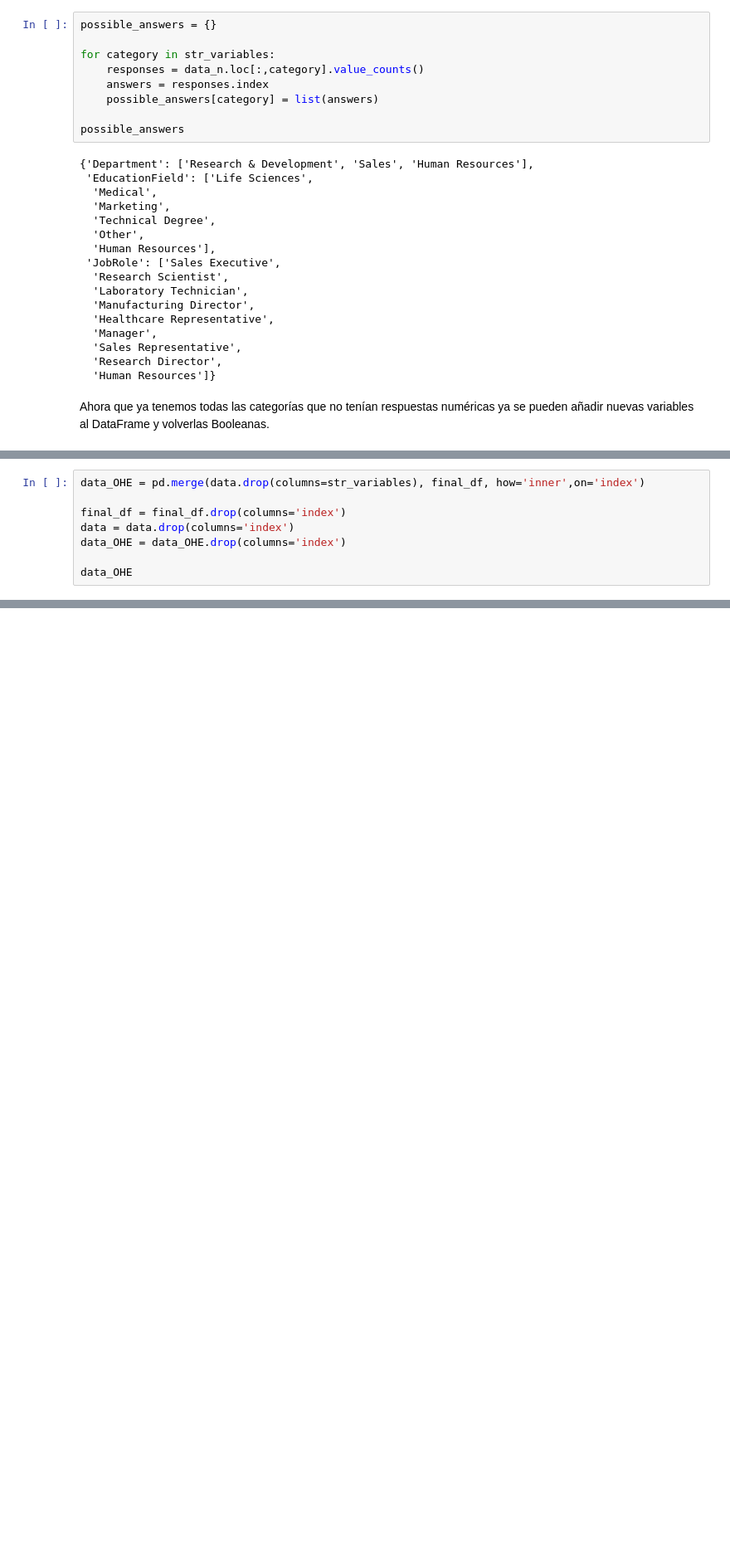
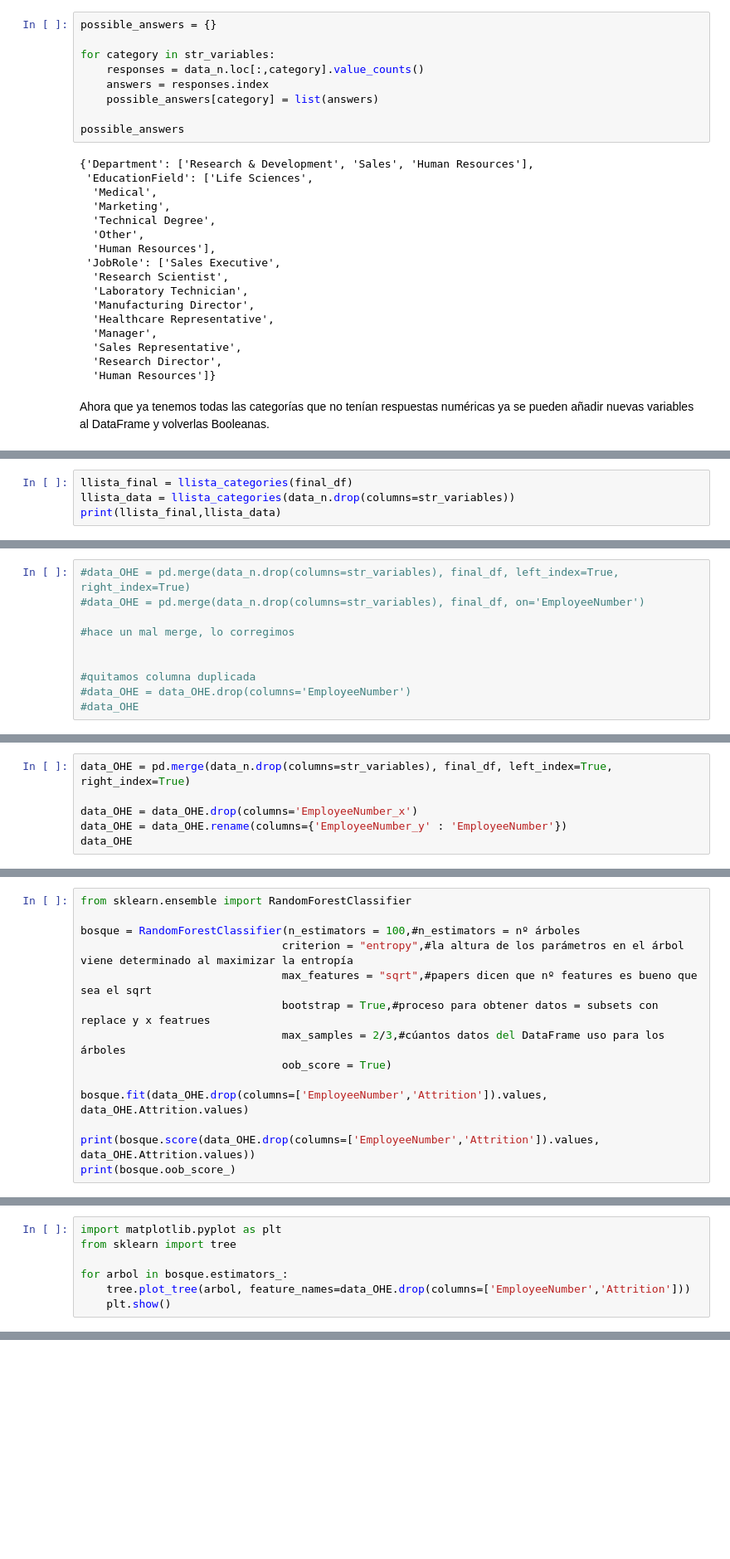
Before and after one commit to Bimex-es/Attrition, a Jupyter notebook: Coding/Machine_Learning_Python_TFM.ipynb, the cells around one changed output, grey strips where cells are left out. Shown at 83% size. Drawn from its saved outputs; the diff is of its cells as text; blank space fills up the shorter version.

```diff
--- a/Coding/Machine_Learning_Python_TFM.ipynb
+++ b/Coding/Machine_Learning_Python_TFM.ipynb
@@ -270,0 +322,4 @@ data
+# %%
+llista_final = llista_categories(final_df)
+llista_data = llista_categories(data_n.drop(columns=str_variables))
+print(llista_final,llista_data)
@@ -271,8 +373,10 @@ data
 # %%
-data_OHE = pd.merge(data.drop(columns=str_variables), final_df, how='inner',on='index')
+#data_OHE = pd.merge(data_n.drop(columns=str_variables), final_df, left_index=True, right_index=True)
+#data_OHE = pd.merge(data_n.drop(columns=str_variables), final_df, on='EmployeeNumber')
 
-final_df = final_df.drop(columns='index')
-data = data.drop(columns='index')
-data_OHE = data_OHE.drop(columns='index')
+#hace un mal merge, lo corregimos
 
-data_OHE
+
+#quitamos columna duplicada
+#data_OHE = data_OHE.drop(columns='EmployeeNumber')
+#data_OHE
@@ -281,0 +385,6 @@ For a multi-index, the label must be a tuple with elements corresponding to each
+# %%
+data_OHE = pd.merge(data_n.drop(columns=str_variables), final_df, left_index=True, right_index=True)
+
+data_OHE = data_OHE.drop(columns='EmployeeNumber_x')
+data_OHE = data_OHE.rename(columns={'EmployeeNumber_y' : 'EmployeeNumber'})
+data_OHE
@@ -281,0 +555,14 @@ For a multi-index, the label must be a tuple with elements corresponding to each
+# %%
+from sklearn.ensemble import RandomForestClassifier
+
+bosque = RandomForestClassifier(n_estimators = 100,#n_estimators = nº árboles
+                               criterion = "entropy",#la altura de los parámetros en el árbol viene determinado al maximizar la entropía
+                               max_features = "sqrt",#papers dicen que nº features es bueno que sea el sqrt
+                               bootstrap = True,#proceso para obtener datos = subsets con replace y x featrues
+                               max_samples = 2/3,#cúantos datos del DataFrame uso para los árboles
+                               oob_score = True)
+
+bosque.fit(data_OHE.drop(columns=['EmployeeNumber','Attrition']).values, data_OHE.Attrition.values)
+
+print(bosque.score(data_OHE.drop(columns=['EmployeeNumber','Attrition']).values, data_OHE.Attrition.values))
+print(bosque.oob_score_)
@@ -281,0 +572,8 @@ For a multi-index, the label must be a tuple with elements corresponding to each
+# %%
+import matplotlib.pyplot as plt
+from sklearn import tree
+
+for arbol in bosque.estimators_:
+    tree.plot_tree(arbol, feature_names=data_OHE.drop(columns=['EmployeeNumber','Attrition']))
+    plt.show()
+# %% [output]
@@ -281,0 +581 @@ For a multi-index, the label must be a tuple with elements corresponding to each
+[figure, added]
```
Also changed, not shown: parts of 29 cells of this notebook, 1 other file.
